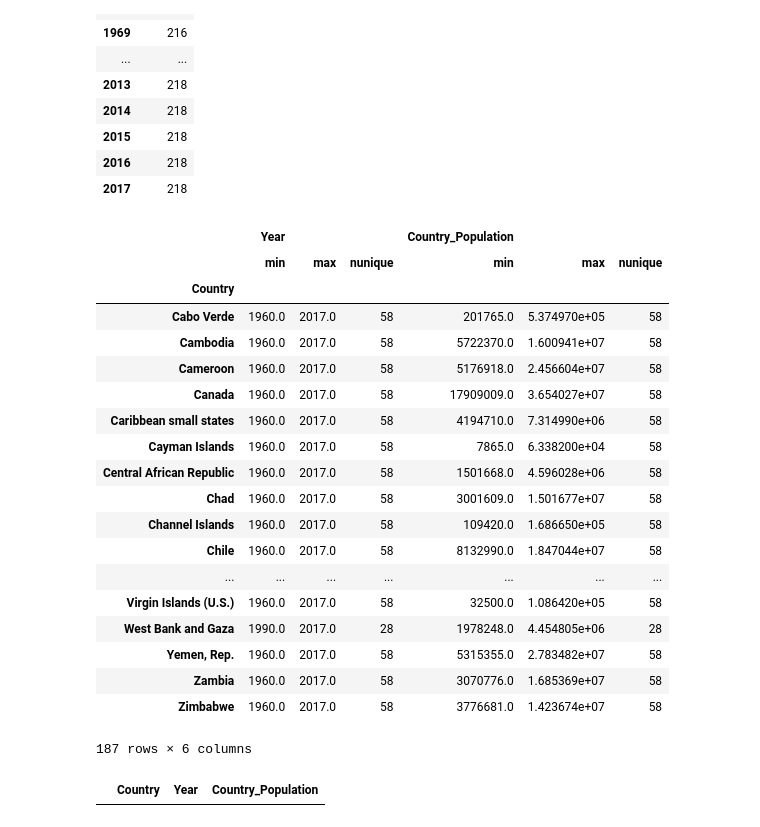
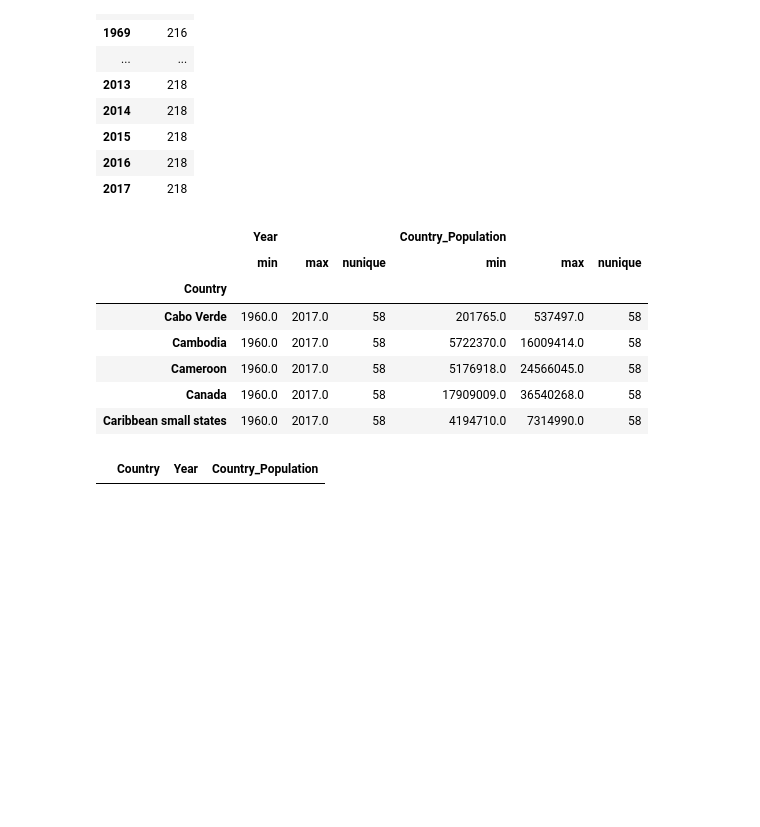
Before and after one commit to DonDuPontII/Data-Engineering-Udacity-Projects, a Jupyter notebook: Capstone-Project.ipynb, the cells around one changed output. Cells and saved outputs as stored; diff of their text form; code cells hidden in the pictures; blank space fills up the shorter version.

```diff
--- a/Capstone-Project.ipynb
+++ b/Capstone-Project.ipynb
@@ -288,29 +245,17 @@ country_pop_df.groupby(['Year'])[['Country']].nunique()
 # %%
 # Summary stats by country.
 country_pop_df.where(country_pop_df.Country > 'C') \
     .groupby(['Country']) \
-    .agg(['min', 'max', 'nunique'])
+    .agg(['min', 'max', 'nunique']).head()
 # %% [output]
 |  | Year |  |  | Country_Population |  |  |
 |  | min | max | nunique | min | max | nunique |
 | Country |  |  |  |  |  |  |
-| Cabo Verde | 1960.0 | 2017.0 | 58 | 201765.0 | 5.374970e+05 | 58 |
-| Cambodia | 1960.0 | 2017.0 | 58 | 5722370.0 | 1.600941e+07 | 58 |
-| Cameroon | 1960.0 | 2017.0 | 58 | 5176918.0 | 2.456604e+07 | 58 |
-| Canada | 1960.0 | 2017.0 | 58 | 17909009.0 | 3.654027e+07 | 58 |
-| Caribbean small states | 1960.0 | 2017.0 | 58 | 4194710.0 | 7.314990e+06 | 58 |
-| Cayman Islands | 1960.0 | 2017.0 | 58 | 7865.0 | 6.338200e+04 | 58 |
-| Central African Republic | 1960.0 | 2017.0 | 58 | 1501668.0 | 4.596028e+06 | 58 |
-| Chad | 1960.0 | 2017.0 | 58 | 3001609.0 | 1.501677e+07 | 58 |
-| Channel Islands | 1960.0 | 2017.0 | 58 | 109420.0 | 1.686650e+05 | 58 |
-| Chile | 1960.0 | 2017.0 | 58 | 8132990.0 | 1.847044e+07 | 58 |
-| ... | ... | ... | ... | ... | ... | ... |
-| Virgin Islands (U.S.) | 1960.0 | 2017.0 | 58 | 32500.0 | 1.086420e+05 | 58 |
-| West Bank and Gaza | 1990.0 | 2017.0 | 28 | 1978248.0 | 4.454805e+06 | 28 |
-| Yemen, Rep. | 1960.0 | 2017.0 | 58 | 5315355.0 | 2.783482e+07 | 58 |
-| Zambia | 1960.0 | 2017.0 | 58 | 3070776.0 | 1.685369e+07 | 58 |
-| Zimbabwe | 1960.0 | 2017.0 | 58 | 3776681.0 | 1.423674e+07 | 58 |
+| Cabo Verde | 1960.0 | 2017.0 | 58 | 201765.0 | 537497.0 | 58 |
+| Cambodia | 1960.0 | 2017.0 | 58 | 5722370.0 | 16009414.0 | 58 |
+| Cameroon | 1960.0 | 2017.0 | 58 | 5176918.0 | 24566045.0 | 58 |
+| Canada | 1960.0 | 2017.0 | 58 | 17909009.0 | 36540268.0 | 58 |
+| Caribbean small states | 1960.0 | 2017.0 | 58 | 4194710.0 | 7314990.0 | 58 |
-187 rows × 6 columns
 # %%
 # Verify there are no duplicate records at the most granular level
 duplicate = country_pop_df[country_pop_df.duplicated(['Country', 'Year'], keep=False)] \
```
Also changed, not shown: parts of 28 cells of this notebook.
